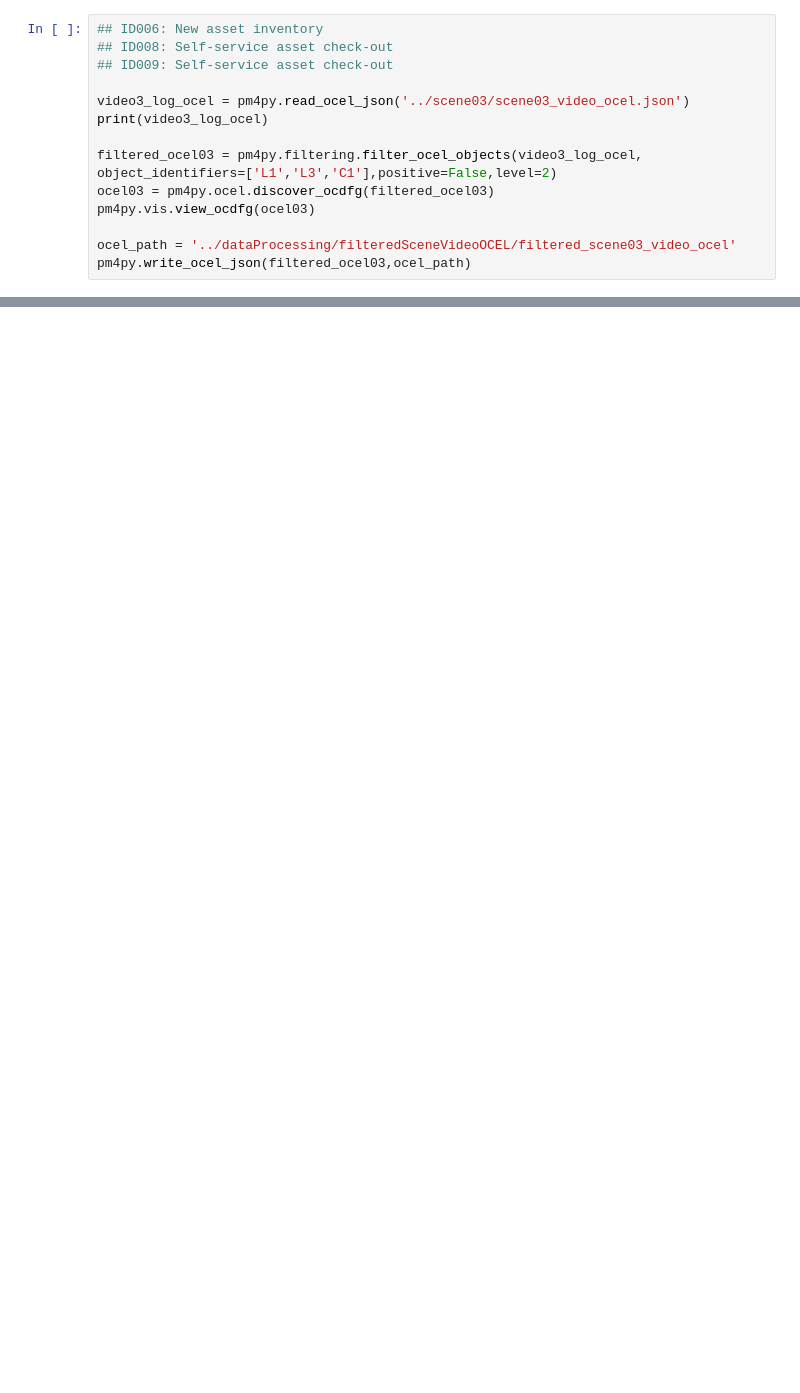
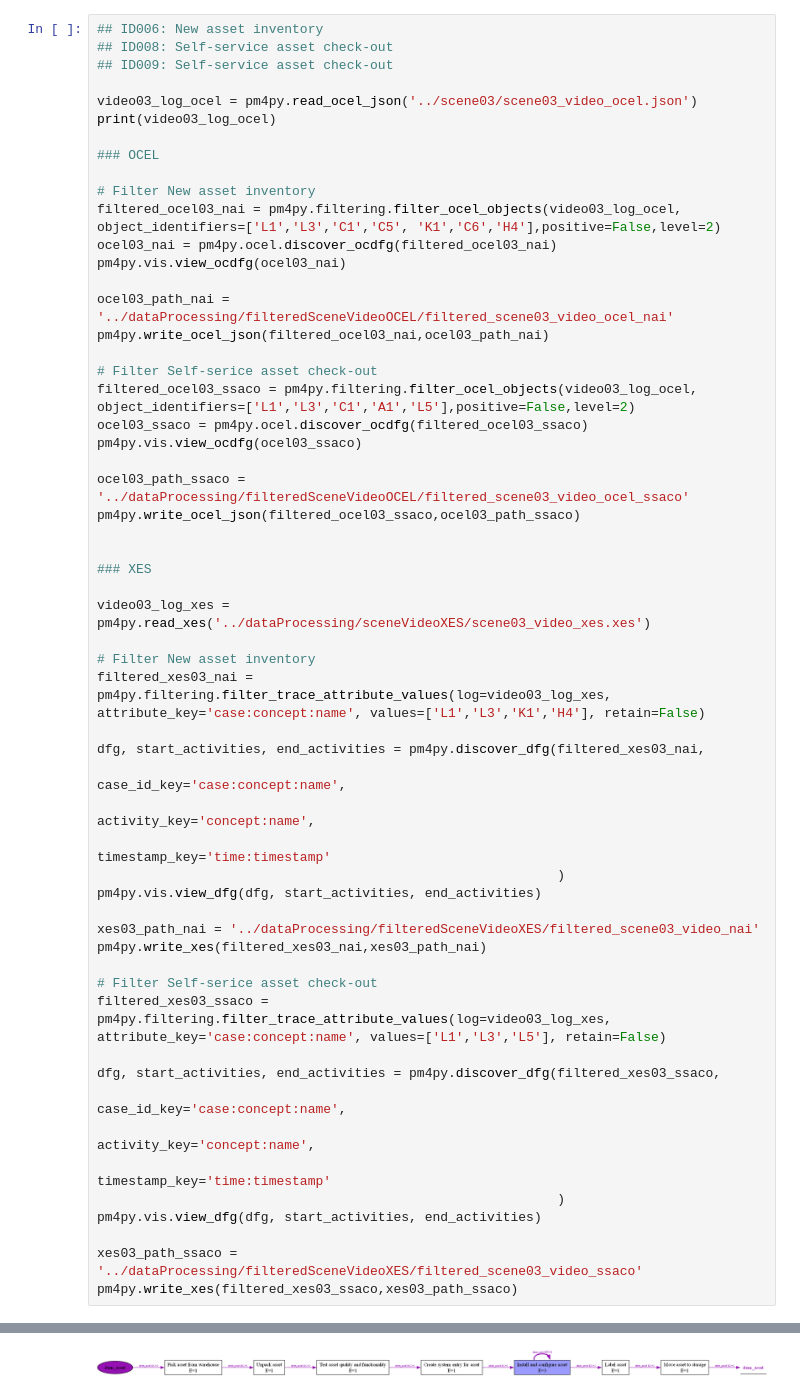
Before and after one commit to dzungtr274/processIntelligenceThema5, a Jupyter notebook: dataProcessing/frage_2_visualize_filtered_scene_videos.ipynb, the cells around one changed output, grey strips where cells are left out. Drawn from its saved outputs; the diff is of its cells as text; blank space fills up the shorter version.

```diff
--- a/dataProcessing/frage_2_visualize_filtered_scene_videos.ipynb
+++ b/dataProcessing/frage_2_visualize_filtered_scene_videos.ipynb
@@ -33,12 +75,55 @@ pm4py.write_ocel_json(video2_log_ocel,ocel_path)
 ## ID008: Self-service asset check-out
 ## ID009: Self-service asset check-out
 
-video3_log_ocel = pm4py.read_ocel_json('../scene03/scene03_video_ocel.json')
-print(video3_log_ocel)
+video03_log_ocel = pm4py.read_ocel_json('../scene03/scene03_video_ocel.json')
+print(video03_log_ocel)
 
-filtered_ocel03 = pm4py.filtering.filter_ocel_objects(video3_log_ocel, object_identifiers=['L1','L3','C1'],positive=False,level=2)
-ocel03 = pm4py.ocel.discover_ocdfg(filtered_ocel03)
-pm4py.vis.view_ocdfg(ocel03)
+### OCEL
 
-ocel_path = '../dataProcessing/filteredSceneVideoOCEL/filtered_scene03_video_ocel'
-pm4py.write_ocel_json(filtered_ocel03,ocel_path)
+# Filter New asset inventory
+filtered_ocel03_nai = pm4py.filtering.filter_ocel_objects(video03_log_ocel, object_identifiers=['L1','L3','C1','C5', 'K1','C6','H4'],positive=False,level=2)
+ocel03_nai = pm4py.ocel.discover_ocdfg(filtered_ocel03_nai)
+pm4py.vis.view_ocdfg(ocel03_nai)
+
+ocel03_path_nai = '../dataProcessing/filteredSceneVideoOCEL/filtered_scene03_video_ocel_nai'
+pm4py.write_ocel_json(filtered_ocel03_nai,ocel03_path_nai)
+
+# Filter Self-serice asset check-out
+filtered_ocel03_ssaco = pm4py.filtering.filter_ocel_objects(video03_log_ocel, object_identifiers=['L1','L3','C1','A1','L5'],positive=False,level=2)
+ocel03_ssaco = pm4py.ocel.discover_ocdfg(filtered_ocel03_ssaco)
+pm4py.vis.view_ocdfg(ocel03_ssaco)
+
+ocel03_path_ssaco = '../dataProcessing/filteredSceneVideoOCEL/filtered_scene03_video_ocel_ssaco'
+pm4py.write_ocel_json(filtered_ocel03_ssaco,ocel03_path_ssaco)
+
+
+### XES
+
+video03_log_xes = pm4py.read_xes('../dataProcessing/sceneVideoXES/scene03_video_xes.xes')
+
+# Filter New asset inventory
+filtered_xes03_nai = pm4py.filtering.filter_trace_attribute_values(log=video03_log_xes, attribute_key='case:concept:name', values=['L1','L3','K1','H4'], retain=False)
+
+dfg, start_activities, end_activities = pm4py.discover_dfg(filtered_xes03_nai,
+                                                           case_id_key='case:concept:name',
+                                                           activity_key='concept:name',
+                                                           timestamp_key='time:timestamp'
+                                                           )
+pm4py.vis.view_dfg(dfg, start_activities, end_activities)
+
+xes03_path_nai = '../dataProcessing/filteredSceneVideoXES/filtered_scene03_video_nai'
+pm4py.write_xes(filtered_xes03_nai,xes03_path_nai)
+
+# Filter Self-serice asset check-out
+filtered_xes03_ssaco = pm4py.filtering.filter_trace_attribute_values(log=video03_log_xes, attribute_key='case:concept:name', values=['L1','L3','L5'], retain=False)
+
+dfg, start_activities, end_activities = pm4py.discover_dfg(filtered_xes03_ssaco,
+                                                           case_id_key='case:concept:name',
+                                                           activity_key='concept:name',
+                                                           timestamp_key='time:timestamp'
+                                                           )
+pm4py.vis.view_dfg(dfg, start_activities, end_activities)
+
+xes03_path_ssaco = '../dataProcessing/filteredSceneVideoXES/filtered_scene03_video_ssaco'
+pm4py.write_xes(filtered_xes03_ssaco,xes03_path_ssaco)
+# %% [output]
@@ -44,0 +134 @@ pm4py.write_ocel_json(filtered_ocel03,ocel_path)
+[figure, added]
```
Also changed, not shown: parts of 15 cells of this notebook.
